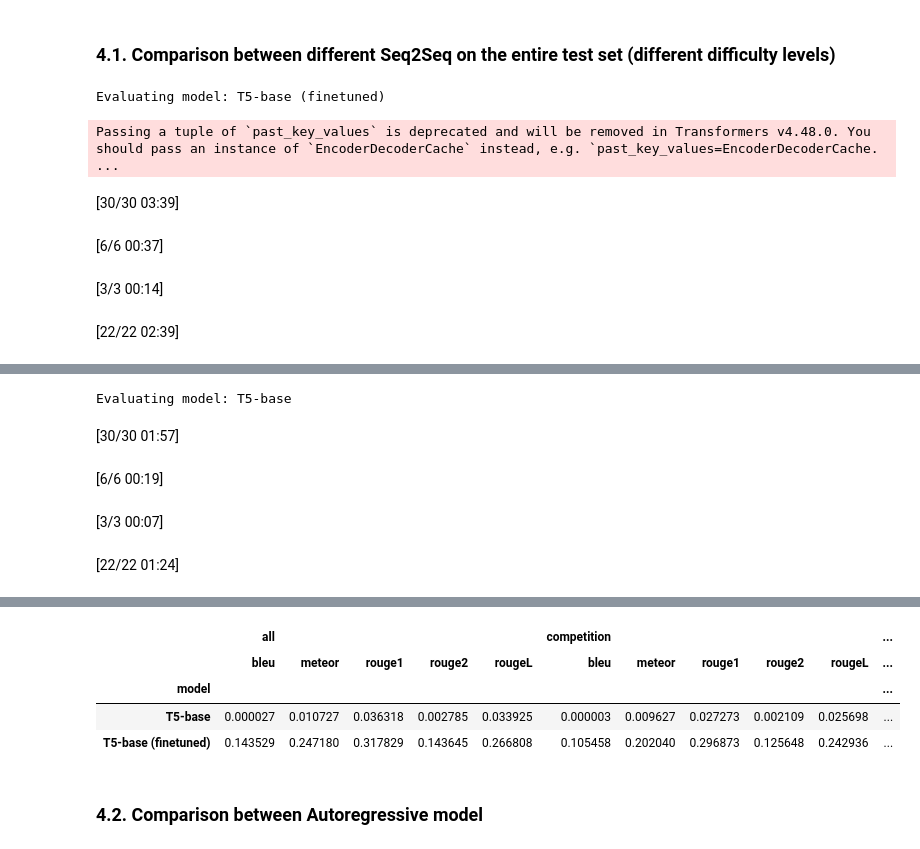
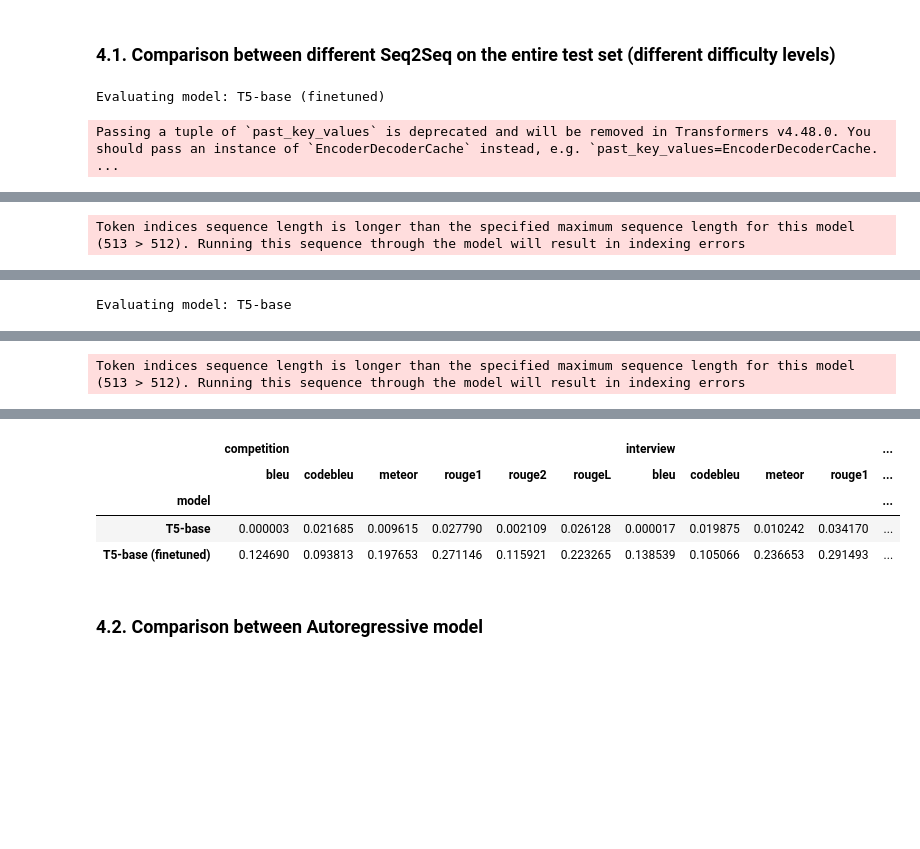
Before and after one commit to 18520339/python-auto-coder, a Jupyter notebook: code_generation_evaluation.ipynb, the cells around one changed output, grey strips where cells are left out. Drawn from its saved outputs; the diff is of its cells as text; code cells hidden in the pictures; blank space fills up the shorter version.

```diff
--- a/code_generation_evaluation.ipynb
+++ b/code_generation_evaluation.ipynb
@@ -59,7 +63,7 @@ def clean_dataset(batch):
       cleaned_question = re.sub(r'https?:\/\/(www\.)?[-a-zA-Z0-9@:%._\+~#=]{1,256}\.[a-zA-Z0-9()]{1,6}\b([-a-zA-Z0-9()!@:%_\+.~#?&\/\/=]*)', '', question)
       solutions = json.loads(solutions_str) if solutions_str  else []
       for sol in solutions[:number_of_solutions]:
-          cleaned_questions.append(question)
+          cleaned_questions.append(cleaned_question)
           cleaned_solutions.append(sol)
           difficulties.append(difficulty)
 
@@ -77,6 +81,16 @@ def tokenize_function_for_seq2seq(example, tokenizer): # tokenization function
     inputs['difficulty'] = example['difficulty']
 
     return inputs
+
+def tokenize_function_for_auto_regressive_evaluation(example, tokenizer): # tokenization function
+    inputs = tokenizer(example['question'][:500] + '\n[CODE]\n', truncation=True, max_length=512)
+    solution = tokenizer(example['solution'][:500] + tokenizer.eos_token, truncation=True, max_length=512)
+
+    # Create labels - we only want to compute loss on the solution part
+    labels = solution['input_ids']
+
+    inputs['labels'] = labels
+    return inputs
 # %%
 cpa_dataset = load_dataset('codeparrot/apps')
 cpa_test_set = cpa_dataset["test"]
@@ -268,11 +299,21 @@ def evaluate_autoregressive_model(model, tokenizer, test_dataset):
 # %% [markdown]
 ## 4. Run evaluation
+# %%
+import os, pickle
+saved_predictions_path = "/content/drive/MyDrive/NLP_Code_Generation/saved_predictions"
+if not os.path.exists(saved_predictions_path):
+  os.makedirs(saved_predictions_path)
+
+saved_results_path = "/content/drive/MyDrive/NLP_Code_Generation/saved_experiment_results"
+if not os.path.exists(saved_predictions_path):
+  os.makedirs(saved_results_path)
 # %% [markdown]
 ### 4.1. Comparison between different Seq2Seq on the entire test set (different difficulty levels)
 # %%
-model_comparison_results_df = pd.DataFrame(columns=['model', 'difficulty', 'bleu', 'rouge1', 'rouge2', 'rougeL', 'meteor'])
+model_comparison_results_df = pd.DataFrame(columns=['model', 'difficulty', 'bleu', 'codebleu', 'rouge1', 'rouge2', 'rougeL', 'meteor'])
 
-all_difficulty_lvls = ['all'] + list(set(cleaned_cpa_test_set['difficulty']))
+# all_difficulty_lvls = ['all'] + list(set(cleaned_cpa_test_set['difficulty']))
+all_difficulty_lvls = list(set(cleaned_cpa_test_set['difficulty']))
 def select_samples_based_on_difficulties(dataset, difficulty='all'):
   return dataset if (difficulty == 'all') else dataset.filter(lambda example: example['difficulty'] == difficulty)
 
@@ -284,26 +325,22 @@ for model_name in ["T5-base (finetuned)", "T5-base"]:
   ## for each difficulty levels
   for lvl in all_difficulty_lvls:
     # Filter out the test set to only the current level
-    test_dataset_lvl = select_samples_based_on_difficulties(cleaned_cpa_test_set, difficulty=lvl)
+    test_dataset_lvl = select_samples_based_on_difficulties(cleaned_cpa_test_set, difficulty=lvl) # test
 
     ## Run evaluation
-    if model_name.startswith("T5"):
-      metrics = evaluate_seq2seq_model(model, tokenizer, test_dataset_lvl)
-    elif model_name.startswith("GPT"):
-      metrics = evaluate_autoregressive_model(model, tokenizer, test_dataset_lvl)
+    metrics, preds = evaluate_seq2seq_model(model, tokenizer, test_dataset_lvl)
 
+    # Save pred path for later use
+    with open(os.path.join(saved_predictions_path, f"{model_name}_{lvl}_predictions.pkl"), "wb") as f:
+      pickle.dump(preds, f)
 
-    model_comparison_results_df.loc[len(model_comparison_results_df)] = [model_name, lvl, metrics['test_bleu'], metrics['test_rouge1'], metrics['test_rouge2'], metrics['test_rougeL'], metrics['test_meteor']]
+    model_comparison_results_df.loc[len(model_comparison_results_df)] = [model_name, lvl, metrics['test_bleu'], metrics['test_codebleu'], metrics['test_rouge1'], metrics['test_rouge2'], metrics['test_rougeL'], metrics['test_meteor']]
 
-
-model_comparison_results_df = model_comparison_results_df.pivot(index="model", columns="difficulty", values=["bleu", "rouge1", "rouge2", "rougeL", "meteor"])
+model_comparison_results_df = model_comparison_results_df.pivot(index="model", columns="difficulty", values=["bleu", "codebleu", "rouge1", "rouge2", "rougeL", "meteor"])
 model_comparison_results_df = model_comparison_results_df.sort_index(axis=1, level=1)
 model_comparison_results_df.columns = pd.MultiIndex.from_tuples([(d, m) for m, d in model_comparison_results_df.columns])
+model_comparison_results_df.to_excel(os.path.join(saved_results_path, "seq2seq_model_comparison_results.xlsx"))
 model_comparison_results_df
 # %% [output]
 Evaluating model: T5-base (finetuned)
 Passing a tuple of `past_key_values` is deprecated and will be removed in Transformers v4.48.0. You should pass an instance of `EncoderDecoderCache` instead, e.g. `past_key_values=EncoderDecoderCache. ...
-[30/30 03:39]
-[6/6 00:37]
-[3/3 00:14]
-[22/22 02:39]
@@ -310,5 +348 @@ Passing a tuple of `past_key_values` is deprecated and will be removed in Transf
-Evaluating model: T5-base
+Token indices sequence length is longer than the specified maximum sequence length for this model (513 > 512). Running this sequence through the model will result in indexing errors
-[30/30 01:57]
-[6/6 00:19]
-[3/3 00:07]
-[22/22 01:24]
@@ -314,0 +351 @@ Evaluating model: T5-base
+Evaluating model: T5-base
@@ -314,0 +353 @@ Evaluating model: T5-base
+Token indices sequence length is longer than the specified maximum sequence length for this model (513 > 512). Running this sequence through the model will result in indexing errors
@@ -315,8 +356,8 @@ Evaluating model: T5-base
-|  | all |  |  |  |  | competition |  |  |  |  | ... |
-|  | bleu | meteor | rouge1 | rouge2 | rougeL | bleu | meteor | rouge1 | rouge2 | rougeL | ... |
+|  | competition |  |  |  |  |  | interview |  |  |  | ... |
+|  | bleu | codebleu | meteor | rouge1 | rouge2 | rougeL | bleu | codebleu | meteor | rouge1 | ... |
 | model |  |  |  |  |  |  |  |  |  |  | ... |
-| T5-base | 0.000027 | 0.010727 | 0.036318 | 0.002785 | 0.033925 | 0.000003 | 0.009627 | 0.027273 | 0.002109 | 0.025698 | ... |
-| T5-base (finetuned) | 0.143529 | 0.247180 | 0.317829 | 0.143645 | 0.266808 | 0.105458 | 0.202040 | 0.296873 | 0.125648 | 0.242936 | ... |
+| T5-base | 0.000003 | 0.021685 | 0.009615 | 0.027790 | 0.002109 | 0.026128 | 0.000017 | 0.019875 | 0.010242 | 0.034170 | ... |
+| T5-base (finetuned) | 0.124690 | 0.093813 | 0.197653 | 0.271146 | 0.115921 | 0.223265 | 0.138539 | 0.105066 | 0.236653 | 0.291493 | ... |
 # %% [markdown]
 ### 4.2. Comparison between Autoregressive model
 # %%
```
Also changed, not shown: parts of 9 cells of this notebook, 5 other files.
